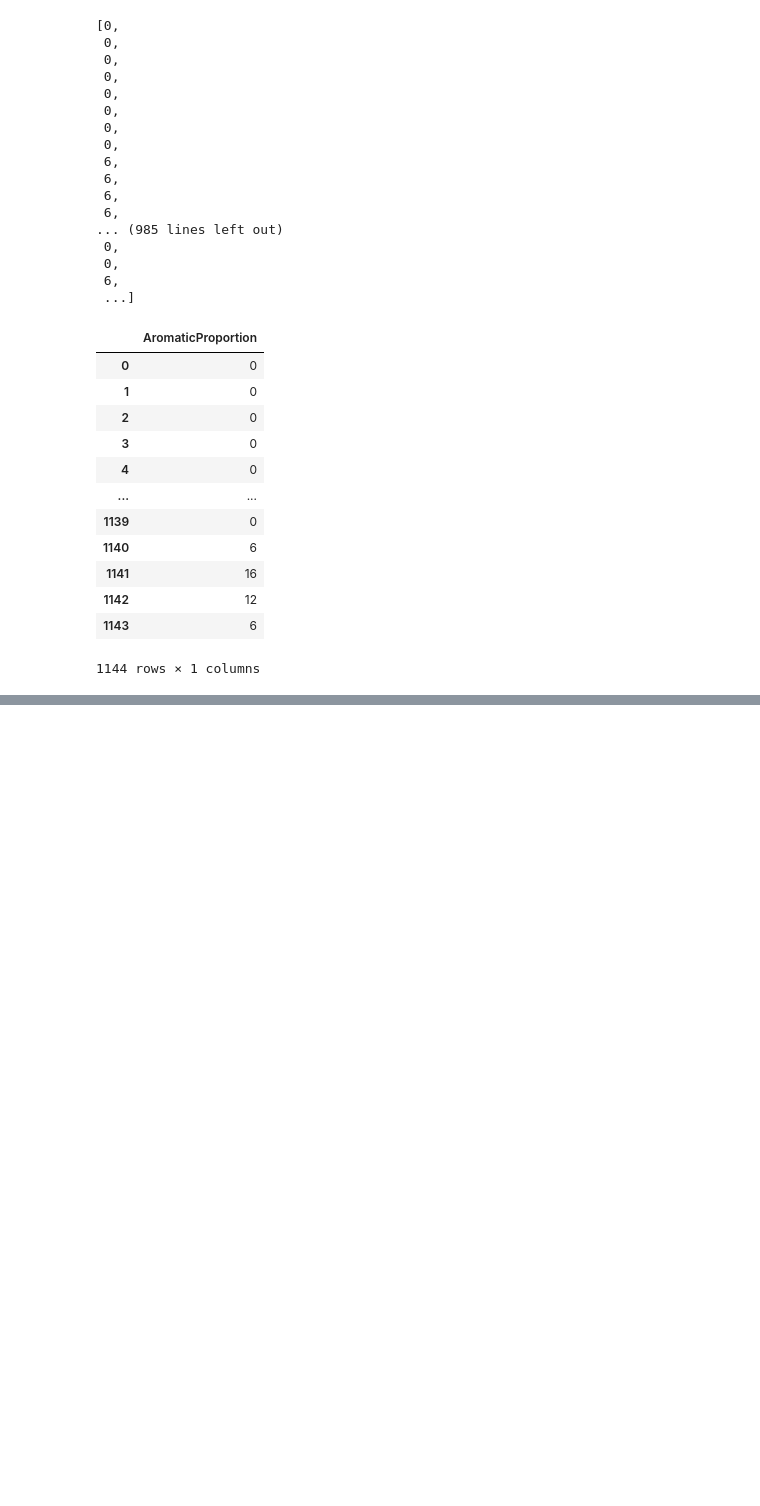
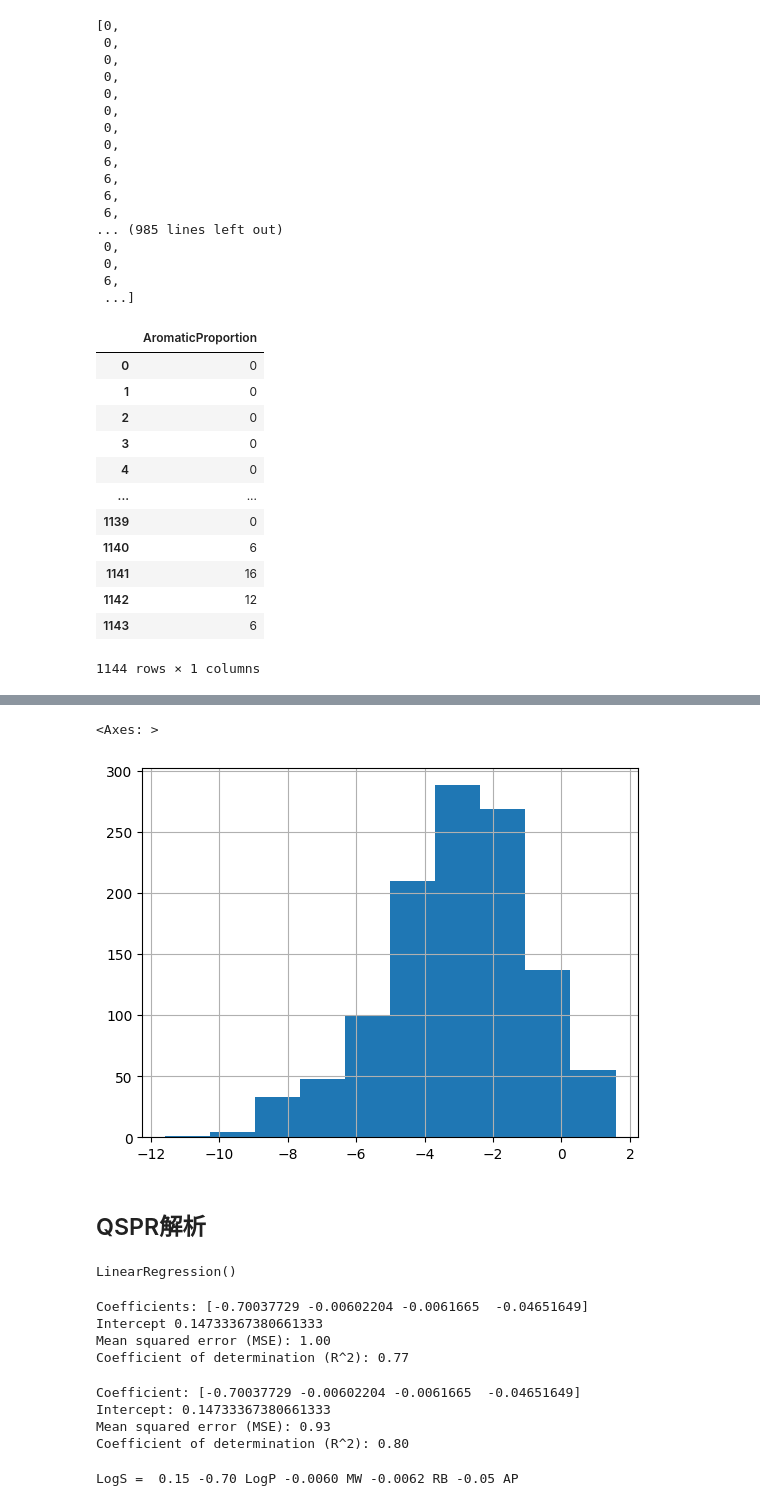
Before and after one commit to MinamiNaoya/AIDrugDiscovery, a Jupyter notebook: main.ipynb, the cells around one changed output, grey strips where cells are left out. Cells and saved outputs as stored; diff of their text form; code cells hidden in the pictures; blank space fills up the shorter version.

```diff
--- a/main.ipynb
+++ b/main.ipynb
@@ -177,0 +195,5 @@ X = pd.concat([df, df_desc_AromaticProportion], axis=1)
+# %%
+# logSは水への溶解度
+y = sol.iloc[:,1]
+y = y.rename('logS')
+y
@@ -177,0 +213,7 @@ X = pd.concat([df, df_desc_AromaticProportion], axis=1)
+# %%
+y.hist()
+# %% [output]
+<Axes: >
+[figure, added]
+# %% [markdown]
+## QSPR解析
@@ -177,0 +224,53 @@ X = pd.concat([df, df_desc_AromaticProportion], axis=1)
+# %%
+from sklearn import linear_model
+from sklearn.metrics import mean_squared_error, r2_score
+
+model = linear_model.LinearRegression()
+model.fit(X_train, y_train)
+# %% [output]
+LinearRegression()
+# %%
+y_pred_train = model.predict(X_train)
+
+print('Coefficients:', model.coef_)
+print('Intercept', model.intercept_)
+print('Mean squared error (MSE): %.2f' %mean_squared_error(y_train, y_pred_train))
+print('Coefficient of determination (R^2): %.2f' %r2_score(y_train, y_pred_train)) # 決定係数
+# %% [output]
+Coefficients: [-0.70037729 -0.00602204 -0.0061665  -0.04651649]
+Intercept 0.14733367380661333
+Mean squared error (MSE): 1.00
+Coefficient of determination (R^2): 0.77
+# %%
+y_pred_test = model.predict(X_test)
+
+print('Coefficient:', model.coef_)
+print('Intercept:', model.intercept_)
+print('Mean squared error (MSE): %.2f' % mean_squared_error(y_test, y_pred_test))
+
+print('Coefficient of determination (R^2): %.2f' % r2_score(y_test, y_pred_test))
+# %% [output]
+Coefficient: [-0.70037729 -0.00602204 -0.0061665  -0.04651649]
+Intercept: 0.14733367380661333
+Mean squared error (MSE): 0.93
+Coefficient of determination (R^2): 0.80
+# %%
+yintercept = '%.2f' % model.intercept_
+LogP = '%.2f LogP' % model.coef_[0]
+MW = '%.4f MW' % model.coef_[1]
+RB = '%.4f RB' % model.coef_[2]
+AP = '%.2f AP' % model.coef_[3]
+
+print('LogS = ' +
+      ' '+
+      yintercept+
+      ' ' +
+      LogP +
+      ' ' +
+      MW +
+      ' '+
+      RB +
+      ' ' +
+      AP)
+# %% [output]
+LogS =  0.15 -0.70 LogP -0.0060 MW -0.0062 RB -0.05 AP
```
Also changed, not shown: parts of 23 cells of this notebook, 6 other files.
